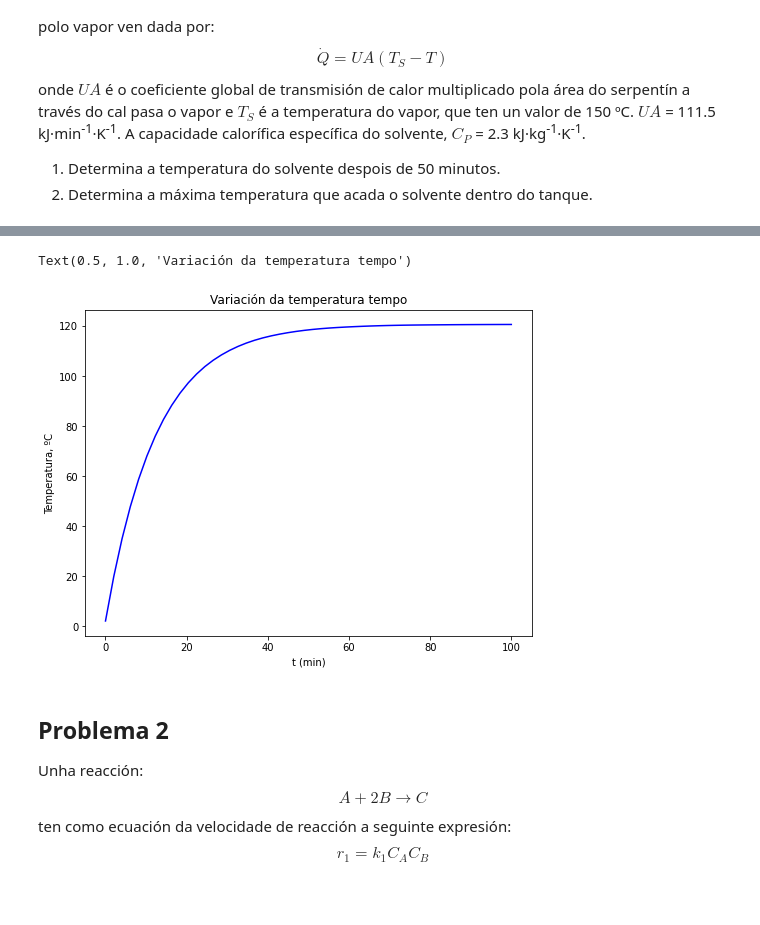
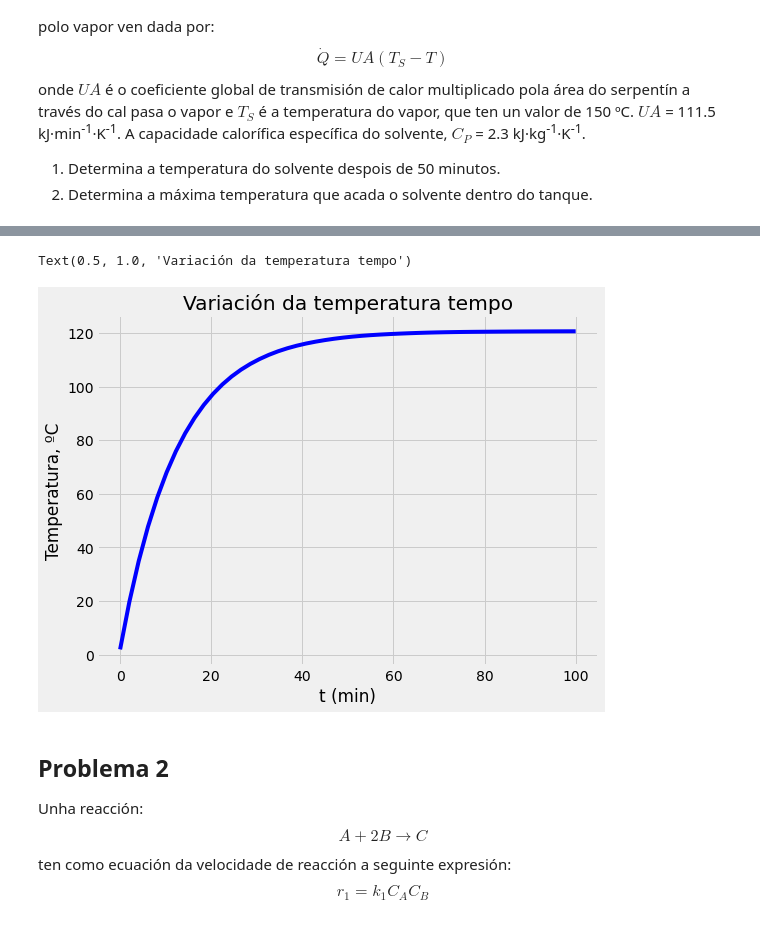
Before and after one commit to anxosanchez/sopq, a Jupyter notebook: Casos de teoría/Jupyter/EC09.ipynb, the cells around one changed output, grey strips where cells are left out. Saved outputs shown, nothing was run; the diff lists cells and outputs as text; code cells hidden in the pictures; blank space fills up the shorter version.

```diff
--- a/Casos de teoría/Jupyter/EC09.ipynb
+++ b/Casos de teoría/Jupyter/EC09.ipynb
@@ -35,13 +53,14 @@ t_eval = np.linspace(t0,t_fin)
 sol1 = solve_ivp(fun = modelo, t_span = t_span, y0 = y0, t_eval = t_eval)
 # %%
 plt.figure(figsize=(8,6))
+plt.style.use('fivethirtyeight')
 plt.plot(sol1.t,sol1.y[0],'b-')
 plt.xlabel('t (min)')
 plt.ylabel('Temperatura, ºC')
 plt.title('Variación da temperatura tempo')
 # %% [output]
 Text(0.5, 1.0, 'Variación da temperatura tempo')
-[figure, old version]
+[figure, new version]
 # %% [markdown]
 ## Problema 2
 
```
Also changed, not shown: parts of 4 cells of this notebook.
